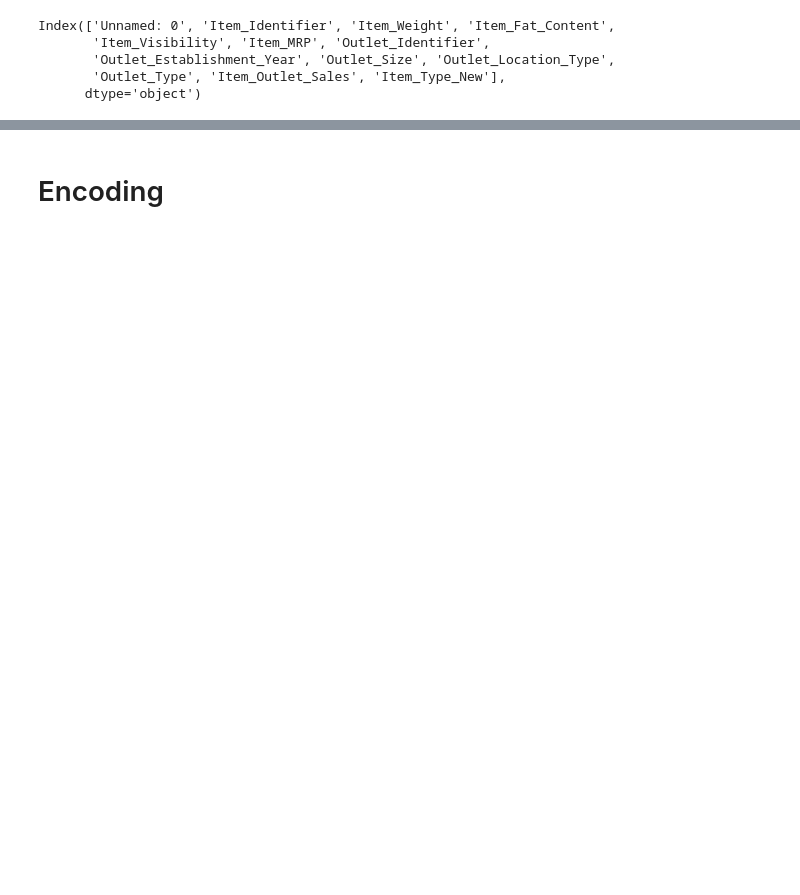
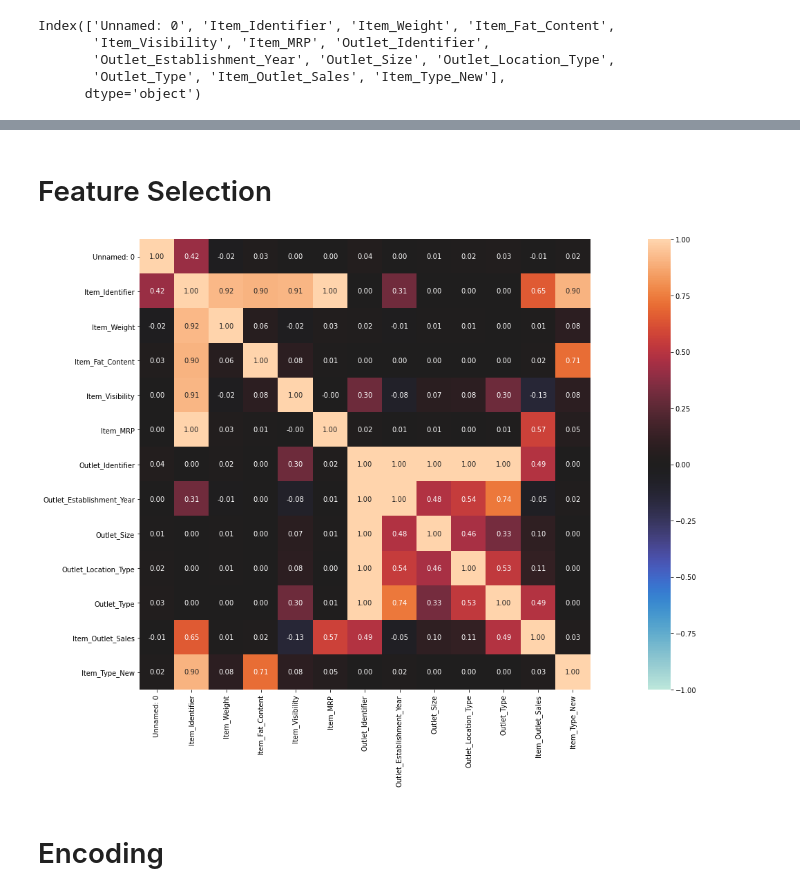
Before and after one commit to benayaadhi/Final_Project_JCDS, a Jupyter notebook: Big Mart Encode & ML.ipynb, the cells around one changed output, grey strips where cells are left out. Saved outputs shown, nothing was run; the diff lists cells and outputs as text; code cells hidden in the pictures; blank space fills up the shorter version.

```diff
--- a/Big Mart Encode & ML.ipynb
+++ b/Big Mart Encode & ML.ipynb
@@ -47,6 +47,14 @@ df.drop(columns=['Unnamed: 0','Item_Identifier'])
 | 8521 | 7.210 | Regular | 0.145221 | 103.1332 | OUT018 | 2009 | ... |
 | 8522 | 14.800 | Low Fat | 0.044878 | 75.4670 | OUT046 | 1997 | ... |
 8523 rows × 11 columns
+# %% [markdown]
+# Feature Selection
+# %%
+from dython.nominal import associations
+associations(df,figsize=(30,12))
+plt.show() #coba pilih salah satu yg kuning
+# %% [output]
+[figure, added]
 # %% [markdown]
 # Encoding
 # %%
```
Also changed, not shown: parts of 68 cells of this notebook, 22 other files.
